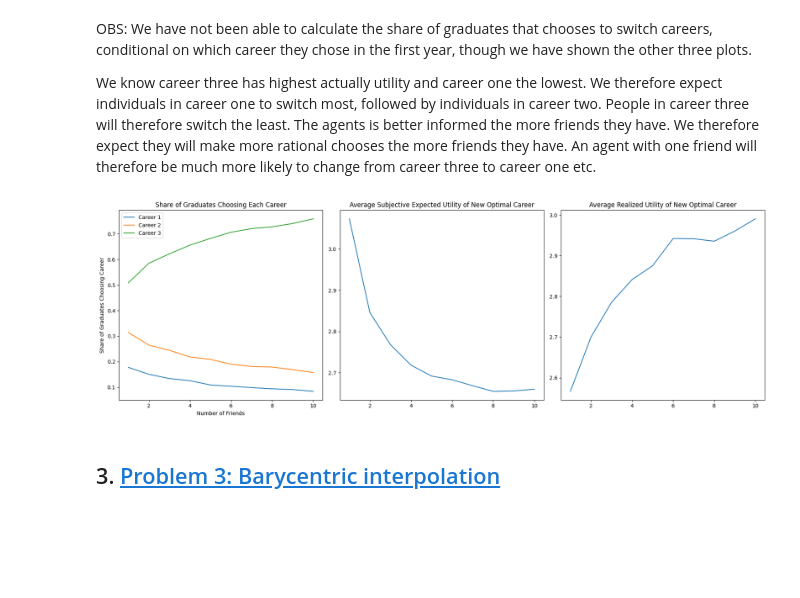
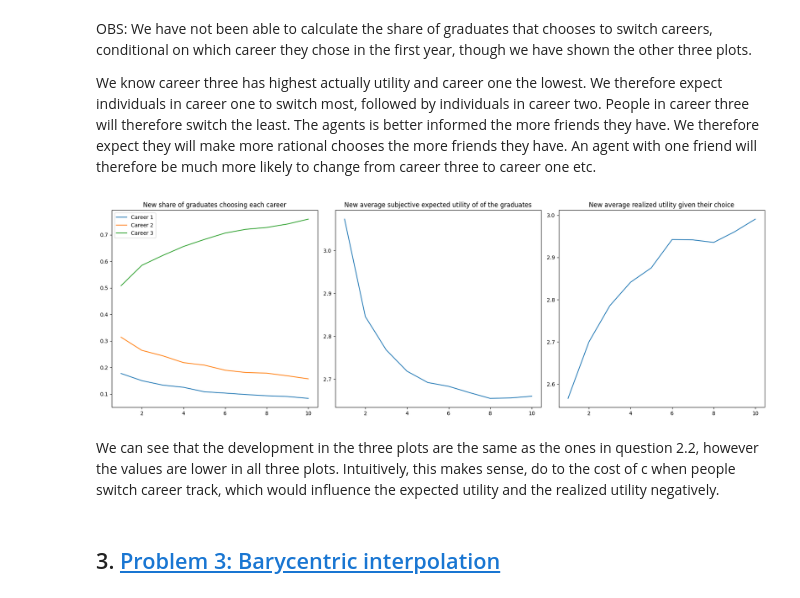
Before and after one commit to NumEconCopenhagen/projects-2024-simon-katrine, a Jupyter notebook: examproject/exam_2024.ipynb, the cells around one changed output. Saved outputs shown, nothing was run; the diff lists cells and outputs as text; code cells hidden in the pictures; blank space fills up the shorter version.

```diff
--- a/examproject/exam_2024.ipynb
+++ b/examproject/exam_2024.ipynb
@@ -367,39 +367,39 @@ model.simulate_career_choices()
 career_shares = np.zeros((par.N, par.J))
 for i in range(par.N):
     for j in range(par.J):
         career_shares[i, j] = np.mean(model.chosen_career[:, i] == j)
 
 # find the average subjective expected utility
 average_expected_utility = np.mean(model.prior_expectation, axis=0)
 
 # find the average realized utility
 average_realized_utility = np.mean(model.realized_value, axis=0)
 
 # plot the results
 plt.figure(figsize=(18, 6))
 
 # share of graduates choosing each career
 plt.subplot(1, 3, 1)
 for j in range(par.J):
     plt.plot(par.F, career_shares[:, j], label=f'Career {j+1}')
-plt.xlabel('Number of Friends')
-plt.ylabel('Share of Graduates Choosing Career')
-plt.title('Share of Graduates Choosing Each Career')
+plt.title('New share of graduates choosing each career')
 plt.legend()
 
 # average subjective expected utility
 plt.subplot(1, 3, 2)
 plt.plot(par.F, average_expected_utility)
-plt.title('Average Subjective Expected Utility of New Optimal Career')
+plt.title('New average subjective expected utility of of the graduates')
 
 # average realized utility
 plt.subplot(1, 3, 3)
 plt.plot(par.F, average_realized_utility)
-plt.title('Average Realized Utility of New Optimal Career')
+plt.title('New average realized utility given their choice')
 plt.tight_layout()
 plt.show()
 # %% [output]
-[figure, old version]
+[figure, new version]
+# %% [markdown]
+We can see that the development in the three plots are the same as the ones in question 2.2, however the values are lower in all three plots. Intuitively, this makes sense, do to the cost of c when people switch career track, which would influence the expected utility and the realized utility negatively.
 # %% [markdown]
 ## 3. <a id='toc3_'></a>[Problem 3: Barycentric interpolation](#toc0_)
 # %% [markdown]
```
Also changed, not shown: 3 other files.
